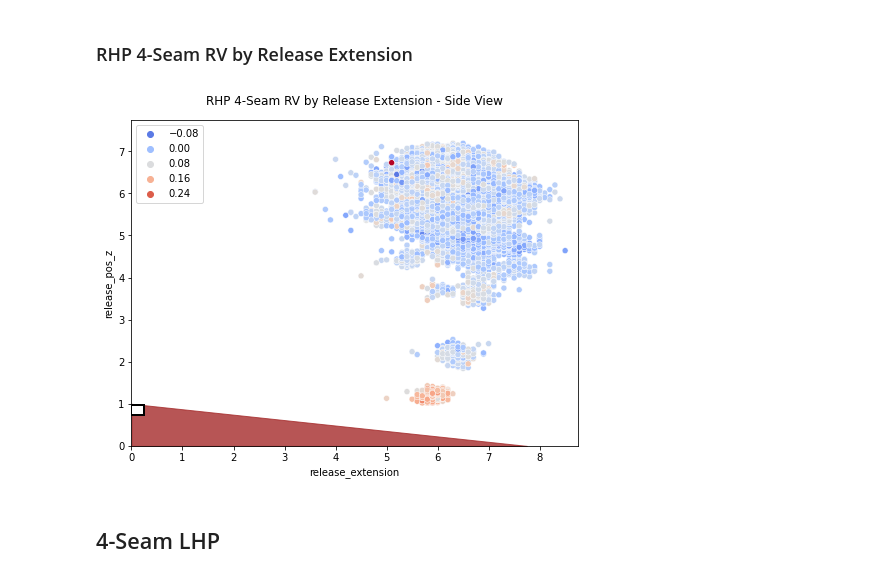
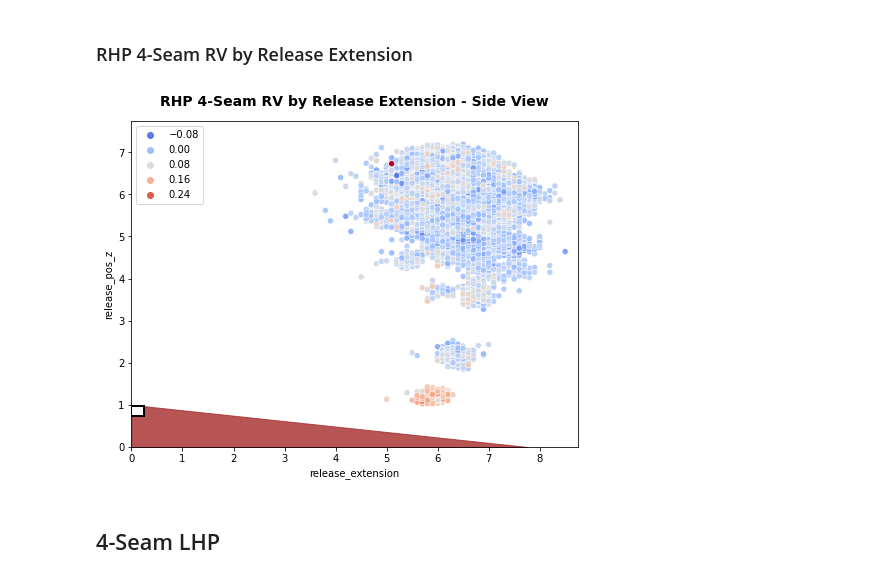
Before and after one commit to anthonyzurke/pitch-model, a Jupyter notebook: notebooks/model-pitch-quality-lr-Copy1.ipynb, the cells around one changed output. Cells and saved outputs as stored; diff of their text form; code cells hidden in the pictures.

```diff
--- a/notebooks/model-pitch-quality-lr-Copy1.ipynb
+++ b/notebooks/model-pitch-quality-lr-Copy1.ipynb
@@ -422,14 +423,14 @@ plt.title('RHP 4-Seam RV by Release Position from Pitcher Perspective', pad = 15
 # %%
 plt.figure(figsize = (8, 6))
 
 sns.scatterplot(data = ff_r, x = 'release_extension', y = 'release_pos_z', hue = pred, palette = 'coolwarm')
 plt.xlim(0, 8.75), plt.ylim(0, 7.75)
 plt.gca().add_patch(Rectangle((0, .74), .24, .24, fill = True, fc = 'white', ec = 'black', linewidth = 2))
 plt.fill_between((7.75, 0), (0, 1), color = 'brown', alpha = .8)
 #plt.legend(bbox_to_anchor = (1.15, .65))
-plt.title('RHP 4-Seam RV by Release Extension - Side View', pad = 15);
+plt.title('RHP 4-Seam RV by Release Extension - Side View', fontsize = 14, fontweight = 'bold', pad = 15);
 # %% [output]
-[figure, old version]
+[figure, new version]
 # %% [markdown]
 ## 4-Seam LHP
 # %%
```
Also changed, not shown: parts of 34 cells of this notebook.
